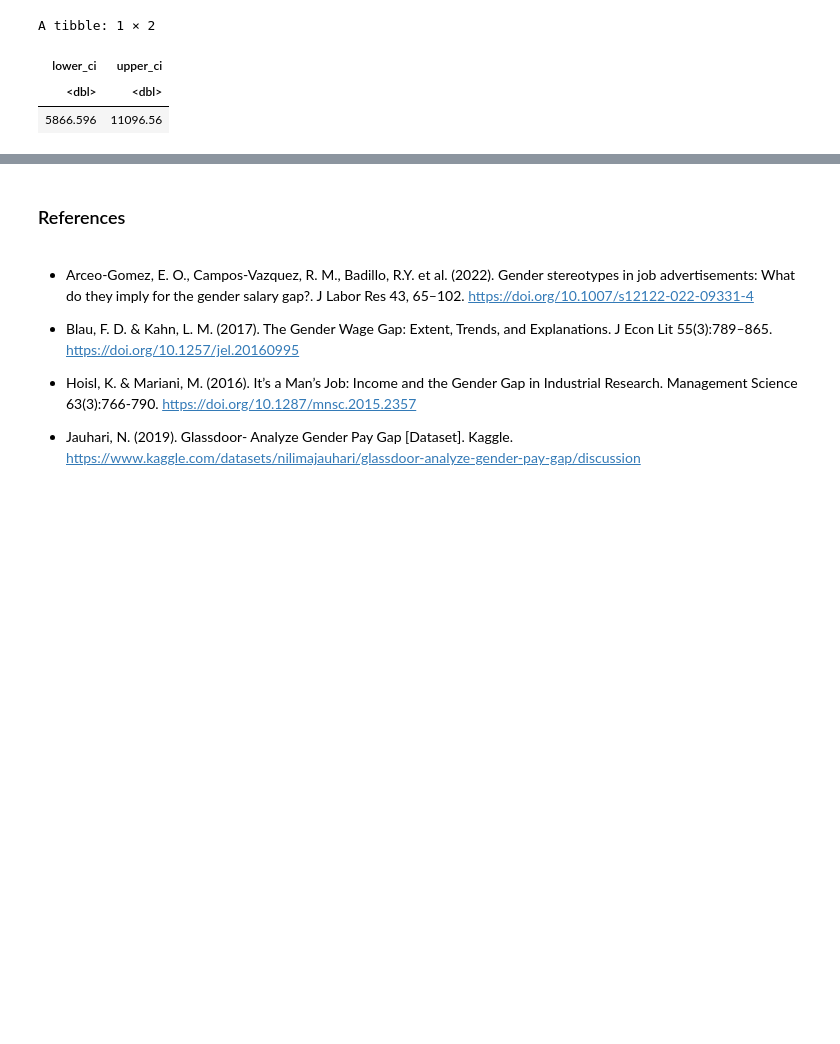
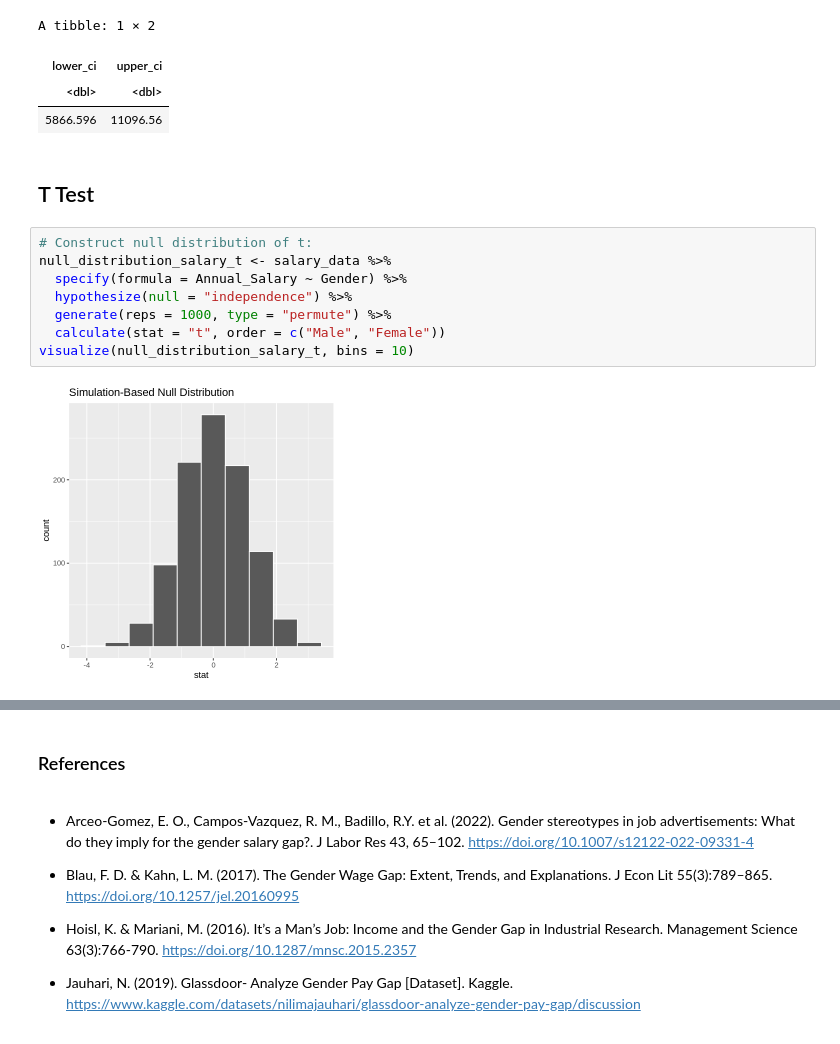
Before and after one commit to karlie-tr/STAT201-GroupProject, a Jupyter notebook: Final Report.ipynb, the cells around one changed output, grey strips where cells are left out. Saved outputs shown, nothing was run; the diff lists cells and outputs as text; blank space fills up the shorter version.

Commit message:
added t test code

```diff
--- a/Final Report.ipynb
+++ b/Final Report.ipynb
@@ -238,3 +256,15 @@ A tibble: 1 × 2
 | lower_ci | upper_ci |
 | <dbl> | <dbl> |
 | 5866.596 | 11096.56 |
+# %% [markdown]
+## T Test
+# %%
+# Construct null distribution of t:
+null_distribution_salary_t <- salary_data %>%
+  specify(formula = Annual_Salary ~ Gender) %>%
+  hypothesize(null = "independence") %>%
+  generate(reps = 1000, type = "permute") %>%
+  calculate(stat = "t", order = c("Male", "Female"))
+visualize(null_distribution_salary_t, bins = 10)
+# %% [output]
+[figure, added]
```
Also changed, not shown: parts of 5 cells of this notebook.
